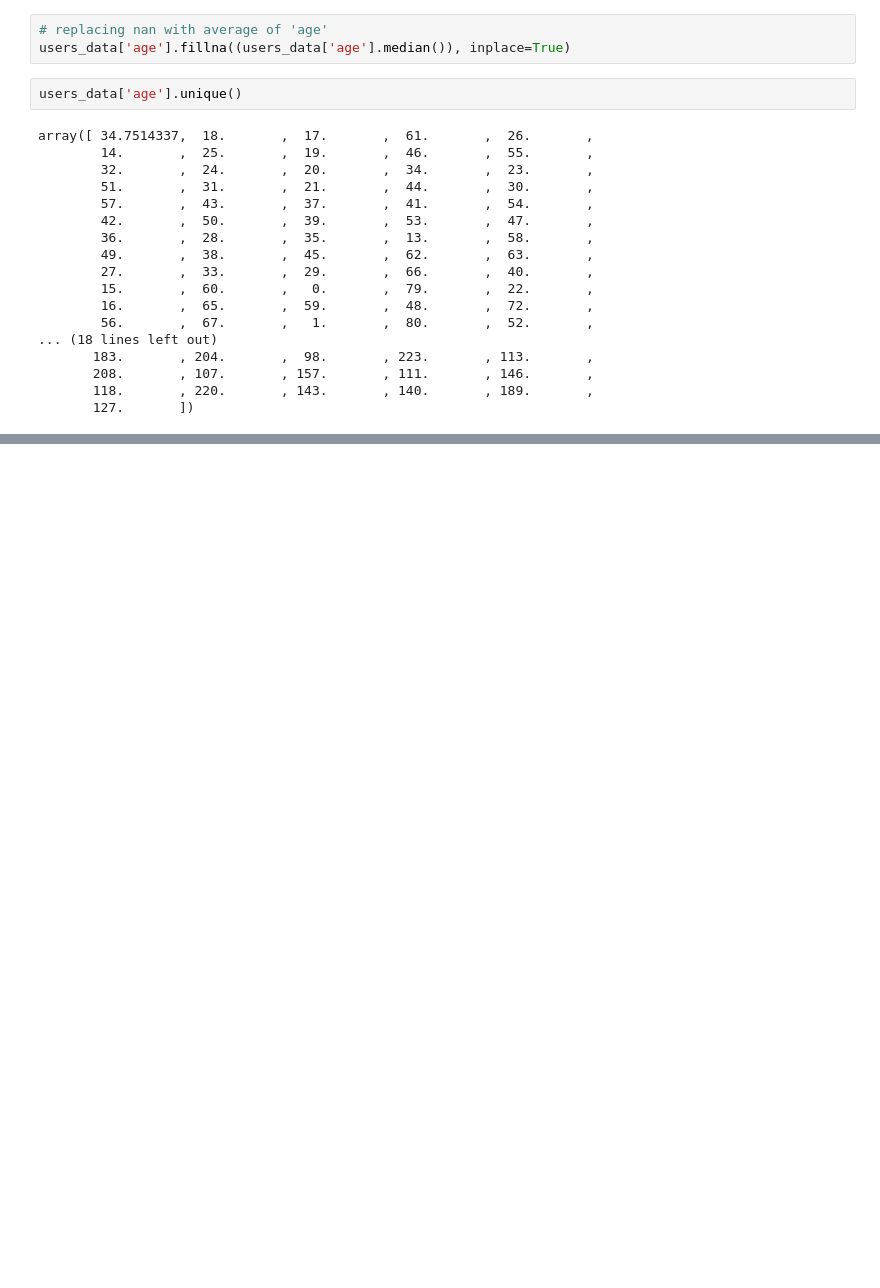
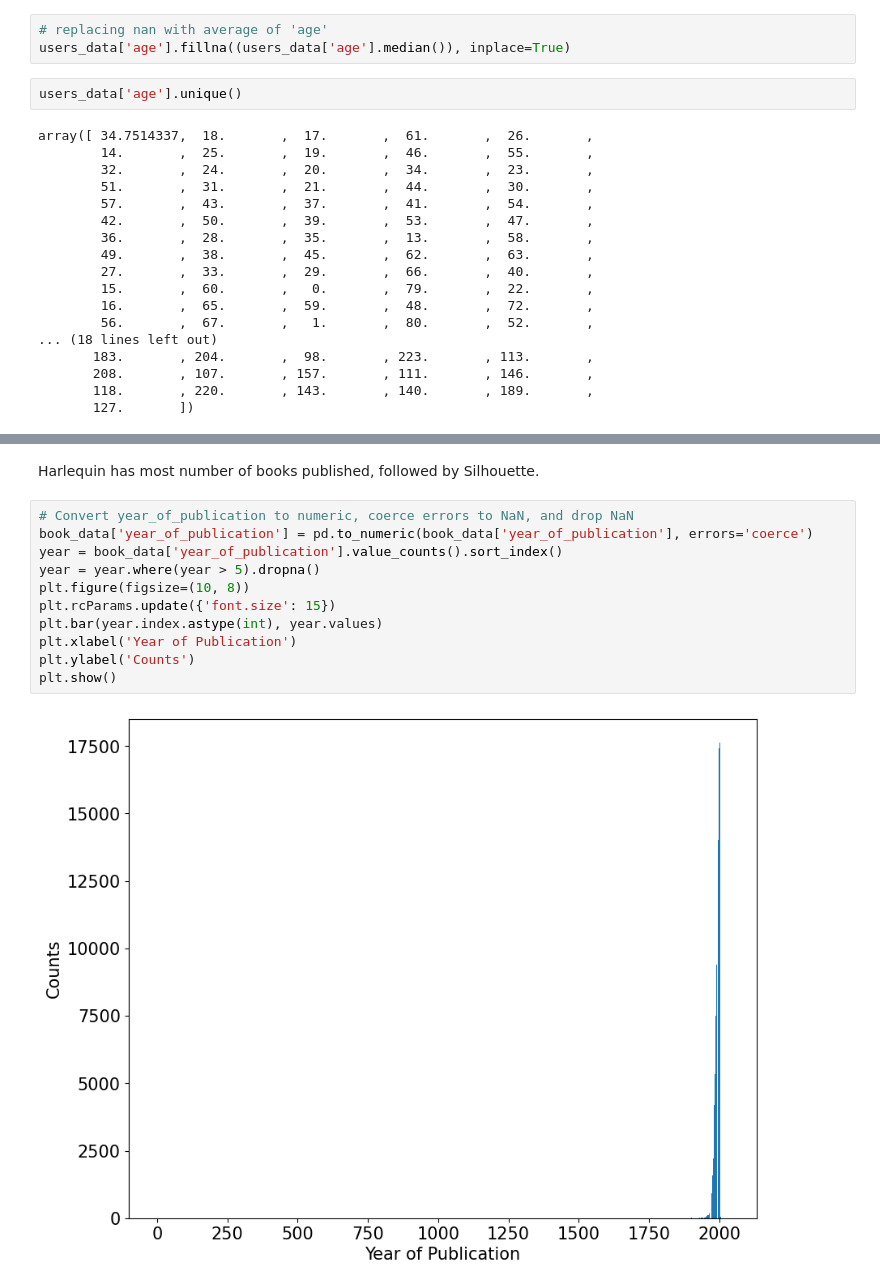
Before and after one commit to Prathamesshh/AI-Based-Book-Recommendation, a Jupyter notebook: model.ipynb, the cells around one changed output, grey strips where cells are left out. Saved outputs shown, nothing was run; the diff lists cells and outputs as text; blank space fills up the shorter version.

```diff
--- a/model.ipynb
+++ b/model.ipynb
@@ -273,0 +367,15 @@ array([ 34.7514337,  18.       ,  17.       ,  61.       ,  26.       ,
+# %% [markdown]
+Harlequin has most number of books published, followed by Silhouette.
+# %%
+# Convert year_of_publication to numeric, coerce errors to NaN, and drop NaN
+book_data['year_of_publication'] = pd.to_numeric(book_data['year_of_publication'], errors='coerce')
+year = book_data['year_of_publication'].value_counts().sort_index()
+year = year.where(year > 5).dropna()
+plt.figure(figsize=(10, 8))
+plt.rcParams.update({'font.size': 15})
+plt.bar(year.index.astype(int), year.values)
+plt.xlabel('Year of Publication')
+plt.ylabel('Counts')
+plt.show()
+# %% [output]
+[figure, added]
```
Also changed, not shown: parts of 33 cells of this notebook.
